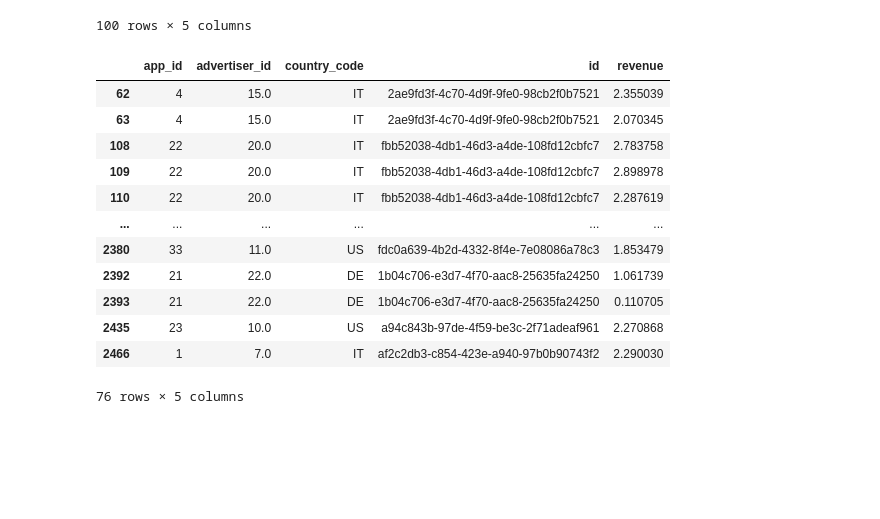
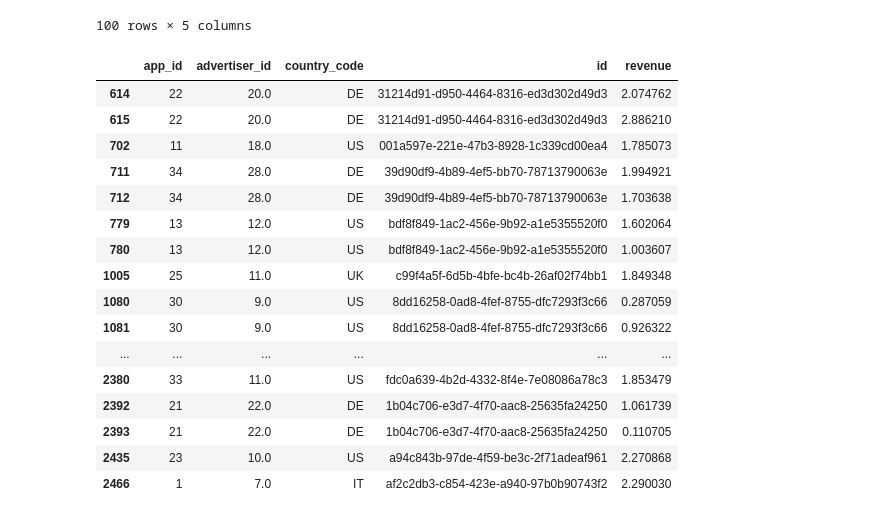
Before and after one commit to eyamini/Verve-Top-Advertisers, a Jupyter notebook: Merged.ipynb, the cells around one changed output. Drawn from its saved outputs; the diff is of its cells as text; code cells hidden in the pictures; blank space fills up the shorter version.

```diff
--- a/Merged.ipynb
+++ b/Merged.ipynb
@@ -71,19 +69,29 @@ merged
 | 2435 | 23 | 10.0 | US | a94c843b-97de-4f59-be3c-2f71adeaf961 | 2.270868 |
 | 2466 | 1 | 7.0 | IT | af2c2db3-c854-423e-a940-97b0b90743f2 | 2.290030 |
 100 rows × 5 columns
+# %%
+nan_value = float("NaN")
+merged.replace("", nan_value, inplace=True)
+merged.dropna(subset = ["country_code"], inplace=True)
 # %%
-merged[merged["country_code"].str.contains("None")==False]
+cleaned = merged[merged["country_code"].str.contains("None" or "NaN")==False]
-# %% [output]
-|  | app_id | advertiser_id | country_code | id | revenue |
-| 62 | 4 | 15.0 | IT | 2ae9fd3f-4c70-4d9f-9fe0-98cb2f0b7521 | 2.355039 |
-| 63 | 4 | 15.0 | IT | 2ae9fd3f-4c70-4d9f-9fe0-98cb2f0b7521 | 2.070345 |
-| 108 | 22 | 20.0 | IT | fbb52038-4db1-46d3-a4de-108fd12cbfc7 | 2.783758 |
-| 109 | 22 | 20.0 | IT | fbb52038-4db1-46d3-a4de-108fd12cbfc7 | 2.898978 |
-| 110 | 22 | 20.0 | IT | fbb52038-4db1-46d3-a4de-108fd12cbfc7 | 2.287619 |
-| ... | ... | ... | ... | ... | ... |
-| 2380 | 33 | 11.0 | US | fdc0a639-4b2d-4332-8f4e-7e08086a78c3 | 1.853479 |
-| 2392 | 21 | 22.0 | DE | 1b04c706-e3d7-4f70-aac8-25635fa24250 | 1.061739 |
-| 2393 | 21 | 22.0 | DE | 1b04c706-e3d7-4f70-aac8-25635fa24250 | 0.110705 |
-| 2435 | 23 | 10.0 | US | a94c843b-97de-4f59-be3c-2f71adeaf961 | 2.270868 |
-| 2466 | 1 | 7.0 | IT | af2c2db3-c854-423e-a940-97b0b90743f2 | 2.290030 |
-76 rows × 5 columns
+# %%
+cleaned.tail(50)
+# %% [output]
+|  | app_id | advertiser_id | country_code | id | revenue |
+| 614 | 22 | 20.0 | DE | 31214d91-d950-4464-8316-ed3d302d49d3 | 2.074762 |
+| 615 | 22 | 20.0 | DE | 31214d91-d950-4464-8316-ed3d302d49d3 | 2.886210 |
+| 702 | 11 | 18.0 | US | 001a597e-221e-47b3-8928-1c339cd00ea4 | 1.785073 |
+| 711 | 34 | 28.0 | DE | 39d90df9-4b89-4ef5-bb70-78713790063e | 1.994921 |
+| 712 | 34 | 28.0 | DE | 39d90df9-4b89-4ef5-bb70-78713790063e | 1.703638 |
+| 779 | 13 | 12.0 | US | bdf8f849-1ac2-456e-9b92-a1e5355520f0 | 1.602064 |
+| 780 | 13 | 12.0 | US | bdf8f849-1ac2-456e-9b92-a1e5355520f0 | 1.003607 |
+| 1005 | 25 | 11.0 | UK | c99f4a5f-6d5b-4bfe-bc4b-26af02f74bb1 | 1.849348 |
+| 1080 | 30 | 9.0 | US | 8dd16258-0ad8-4fef-8755-dfc7293f3c66 | 0.287059 |
+| 1081 | 30 | 9.0 | US | 8dd16258-0ad8-4fef-8755-dfc7293f3c66 | 0.926322 |
+| ... | ... | ... | ... | ... | ... |
+| 2380 | 33 | 11.0 | US | fdc0a639-4b2d-4332-8f4e-7e08086a78c3 | 1.853479 |
+| 2392 | 21 | 22.0 | DE | 1b04c706-e3d7-4f70-aac8-25635fa24250 | 1.061739 |
+| 2393 | 21 | 22.0 | DE | 1b04c706-e3d7-4f70-aac8-25635fa24250 | 0.110705 |
+| 2435 | 23 | 10.0 | US | a94c843b-97de-4f59-be3c-2f71adeaf961 | 2.270868 |
+| 2466 | 1 | 7.0 | IT | af2c2db3-c854-423e-a940-97b0b90743f2 | 2.290030 |
```
Also changed, not shown: parts of 2 cells of this notebook.
